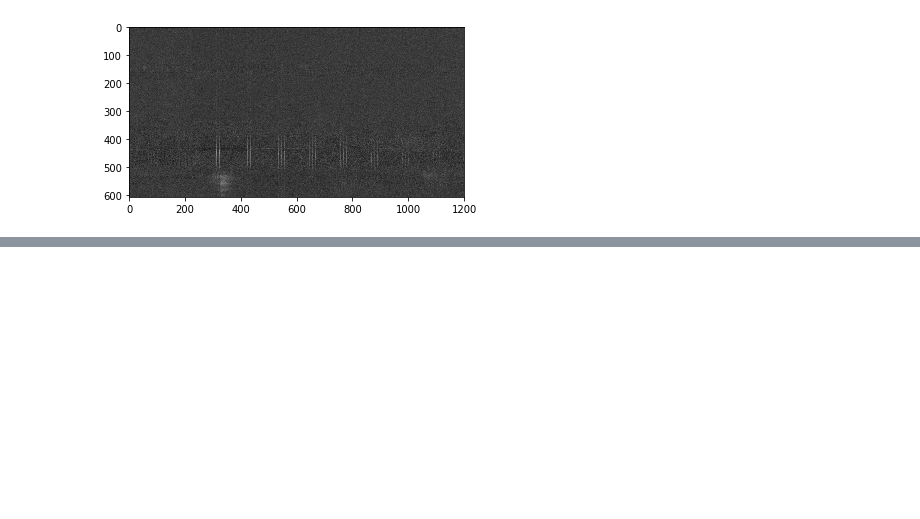
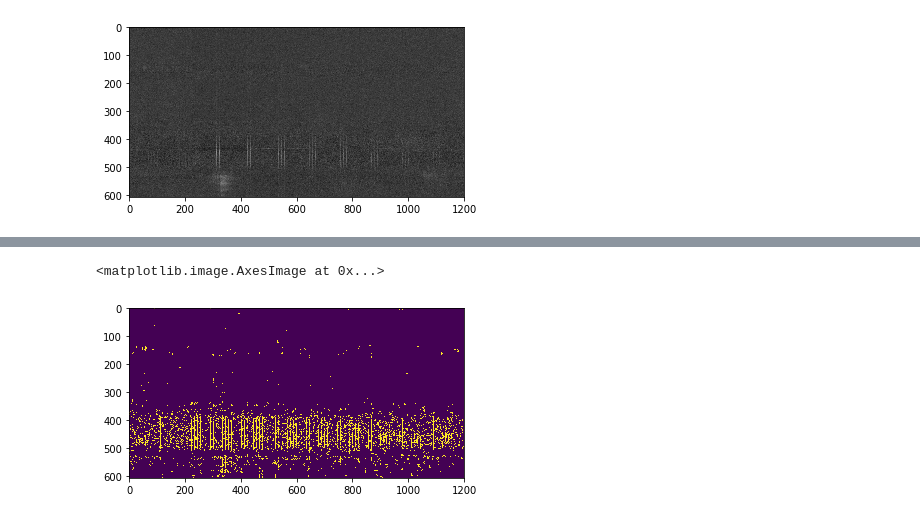
Before and after one commit to wprazuch/Astral, a Jupyter notebook: notebooks/Waves_repr_handling.ipynb, the cells around one changed output, grey strips where cells are left out. Saved outputs shown, nothing was run; the diff lists cells and outputs as text; code cells hidden in the pictures; blank space fills up the shorter version.

```diff
--- a/notebooks/Waves_repr_handling.ipynb
+++ b/notebooks/Waves_repr_handling.ipynb
@@ -12,3 +13,5 @@ plt.imshow(waves_norm[:,560,:], cmap='gray', vmin=0, vmax=255)
 # %% [output]
 <matplotlib.image.AxesImage at 0x...>
 [figure]
+# %%
+test_slice = waves_norm[:,560,:]
@@ -14,0 +23,9 @@ plt.imshow(waves_norm[:,560,:], cmap='gray', vmin=0, vmax=255)
+# %%
+test_slice = test_slice.astype('uint8')
+# %%
+edges = cv.Canny(test_slice, 50, 130, apertureSize = 3)
+# %%
+plt.imshow(edges)
+# %% [output]
+<matplotlib.image.AxesImage at 0x...>
+[figure, added]
```
Also changed, not shown: parts of 10 cells of this notebook.
